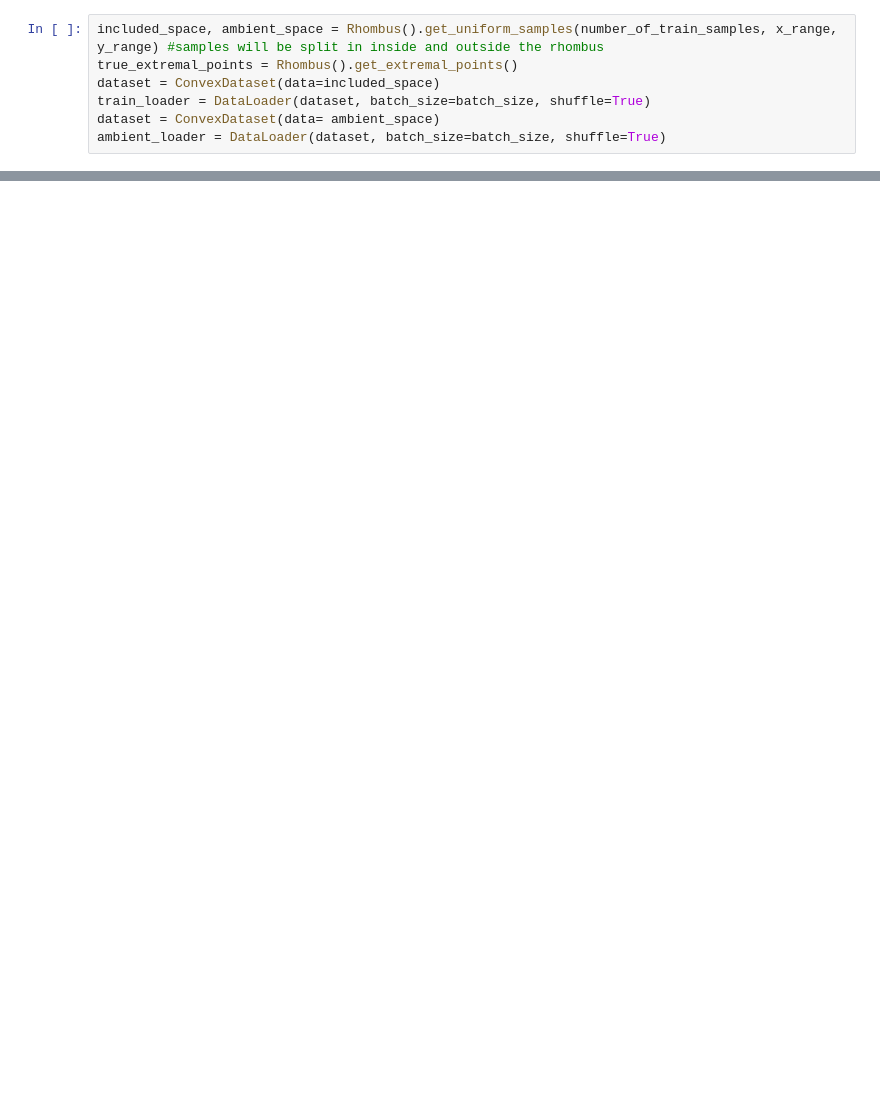
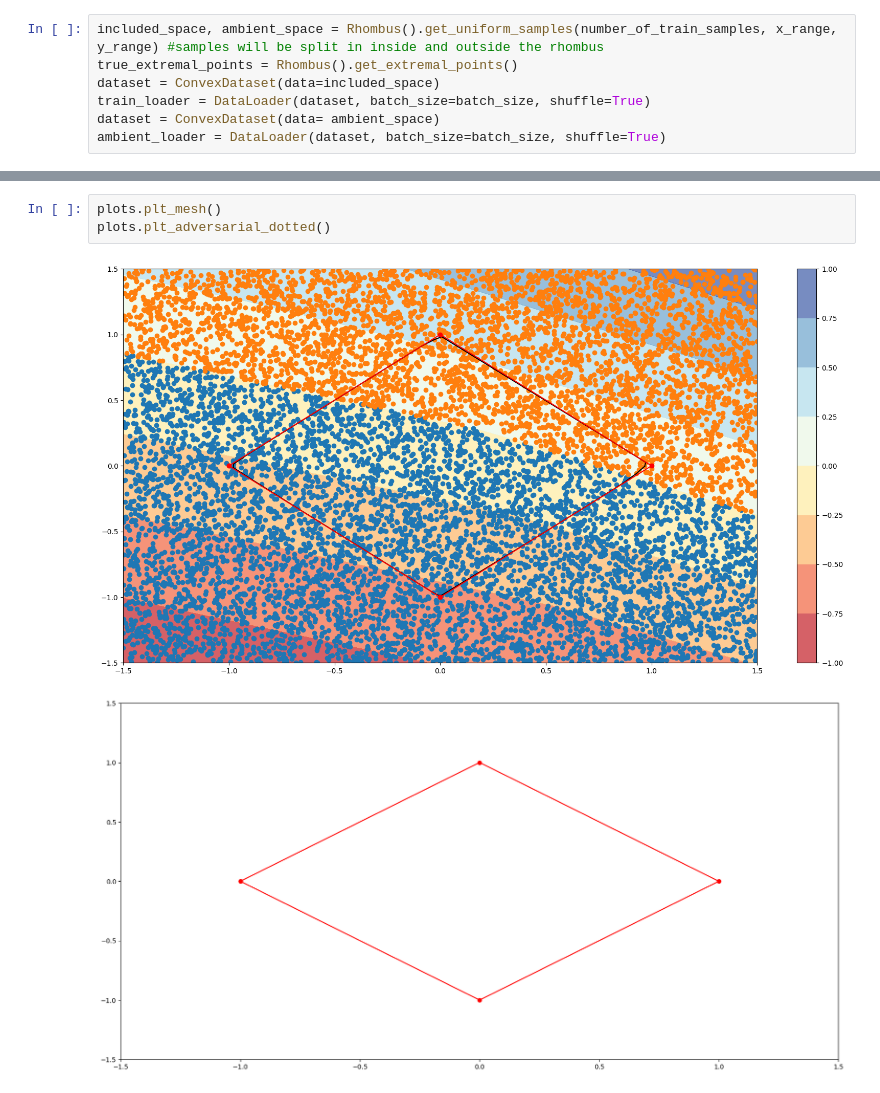
Before and after one commit to ufukguenes/ICNN_verification, a Jupyter notebook: script/Experiments/GenerativeExperiment.ipynb, the cells around one changed output, grey strips where cells are left out. Cells and saved outputs as stored; diff of their text form; blank space fills up the shorter version.

```diff
--- a/script/Experiments/GenerativeExperiment.ipynb
+++ b/script/Experiments/GenerativeExperiment.ipynb
@@ -48,3 +70,9 @@ history = train_icnn_adversarial(icnn, adversarial, train_loader, adversarial_lo
+# %%
+plots.plt_mesh()
+plots.plt_adversarial_dotted()
+# %% [output]
+[figure, added]
+[figure, added]
 # %%
 result = verification(icnn, sequential=False)
 # %% [output]
```
Also changed, not shown: parts of 8 cells of this notebook, 17 other files.
